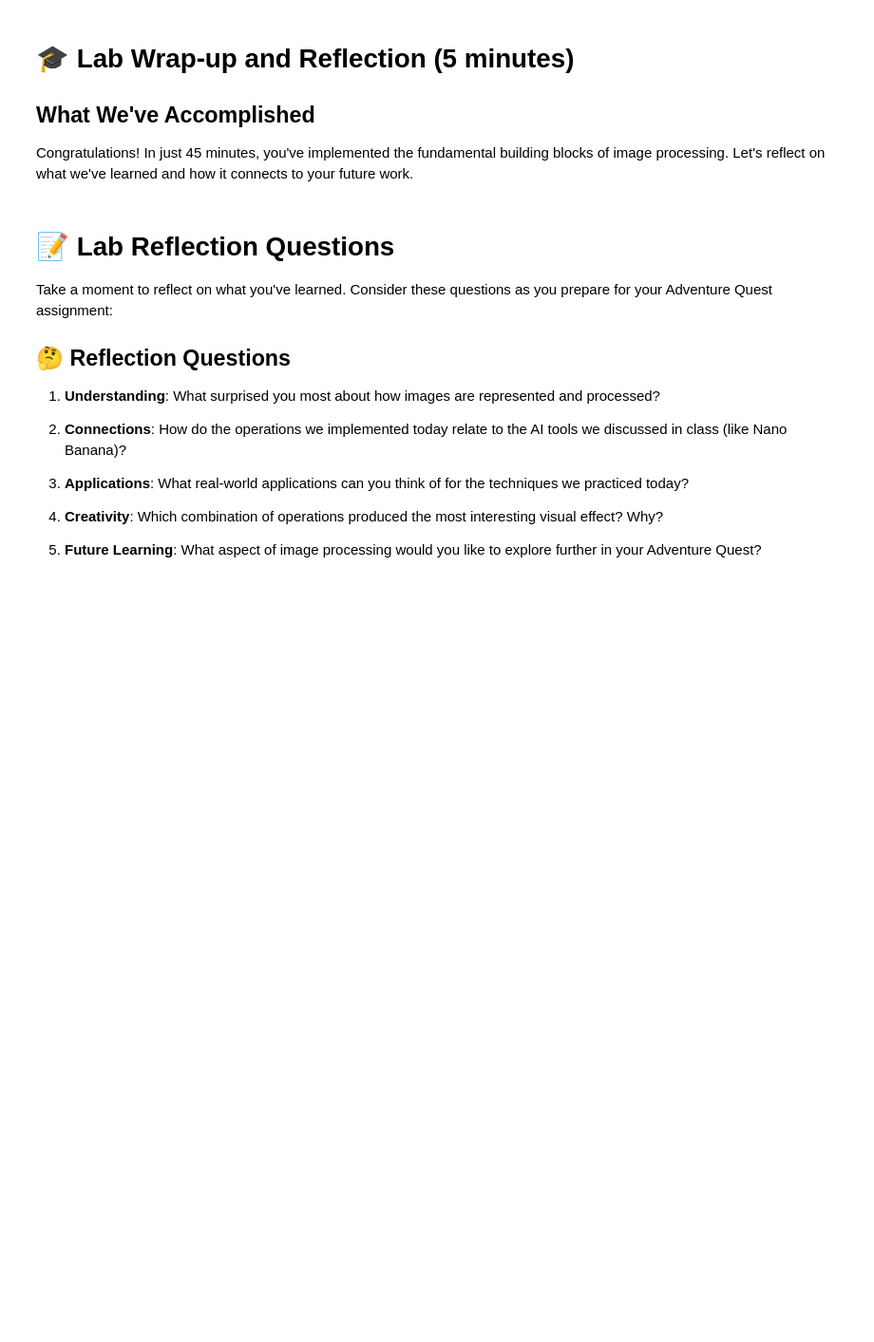
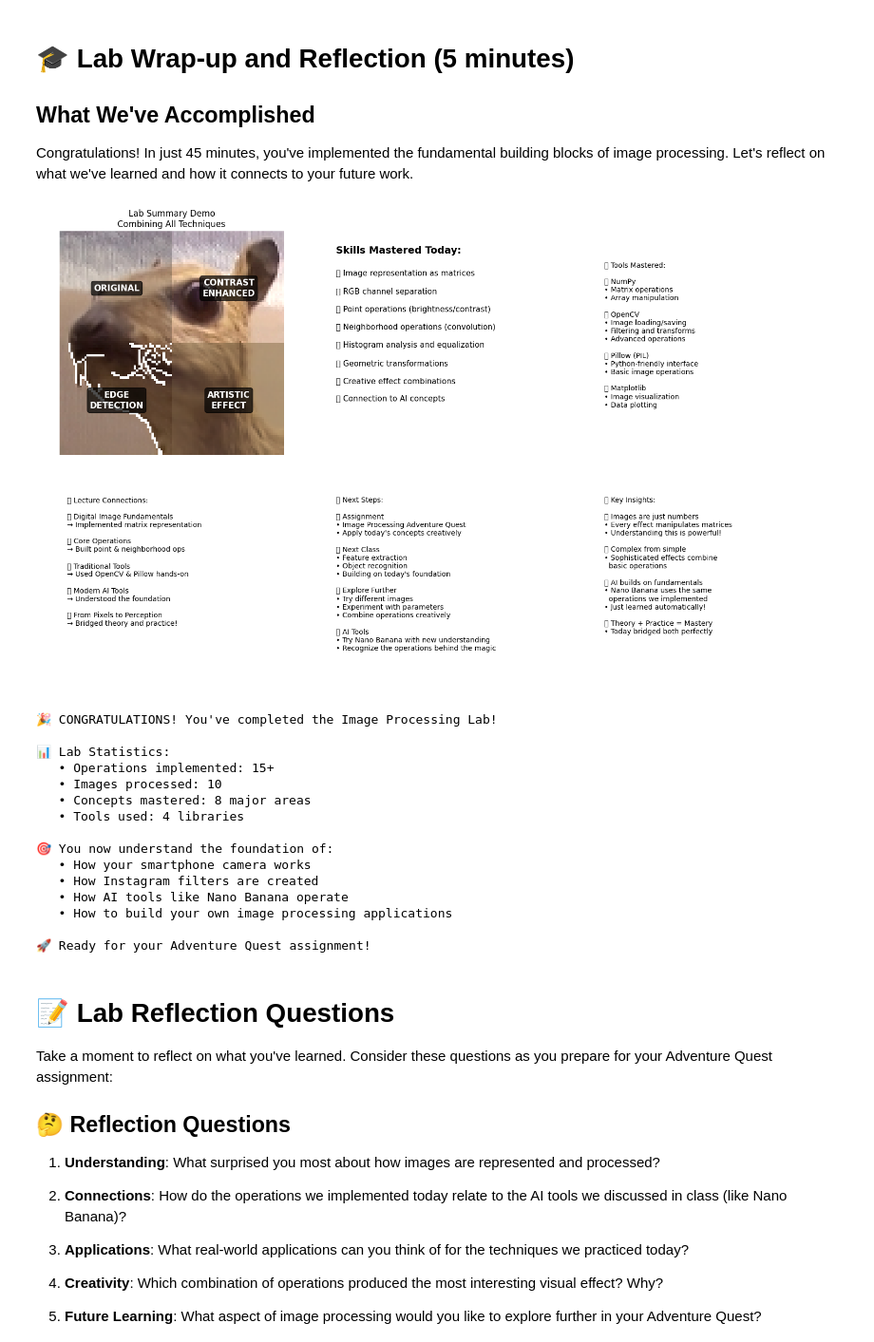
Before and after one commit to rfox7/jupyter-exploration, a Jupyter notebook: L02_Fox_Rich_ITAI1378.ipynb, the cells around one changed output. Shown at 95% size. Drawn from its saved outputs; the diff is of its cells as text; code cells hidden in the pictures; blank space fills up the shorter version.

```diff
--- a/L02_Fox_Rich_ITAI1378.ipynb
+++ b/L02_Fox_Rich_ITAI1378.ipynb
@@ -1149,35 +1194,52 @@ insights = """
 
 🧱 Complex from simple
 • Sophisticated effects combine
   basic operations
 
 🤖 AI builds on fundamentals
 • Nano Banana uses the same
   operations we implemented
 • Just learned automatically!
 
 🎯 Theory + Practice = Mastery
 • Today bridged both perfectly
 """
 plt.text(0.1, 0.9, insights, fontsize=10, va='top',
          transform=plt.gca().transAxes)
 plt.axis('off')
 
 plt.tight_layout()
 plt.show()
 
 print("🎉 CONGRATULATIONS! You've completed the Image Processing Lab!")
 print("\n📊 Lab Statistics:")
 print(f"   • Operations implemented: 15+")
 print(f"   • Images processed: {len([img_rgb, gray_opencv, bright_up, contrast_up, img_blurred, equalized_img, scaled_img, rotated_img, vintage_img, dramatic_img])}")
 print(f"   • Concepts mastered: 8 major areas")
 print(f"   • Tools used: 4 libraries")
-\n🎯 You now understand the foundation of:")
+print("\n🎯 You now understand the foundation of:")
 print("   • How your smartphone camera works")
 print("   • How Instagram filters are created")
 print("   • How AI tools like Nano Banana operate")
 print("   • How to build your own image processing applications")
-\n🚀 Ready for your Adventure Quest assignment!")
+print("\n🚀 Ready for your Adventure Quest assignment!")
+# %% [output]
+[figure, added]
+🎉 CONGRATULATIONS! You've completed the Image Processing Lab!
+
+📊 Lab Statistics:
+   • Operations implemented: 15+
+   • Images processed: 10
+   • Concepts mastered: 8 major areas
+   • Tools used: 4 libraries
+
+🎯 You now understand the foundation of:
+   • How your smartphone camera works
+   • How Instagram filters are created
+   • How AI tools like Nano Banana operate
+   • How to build your own image processing applications
+
+🚀 Ready for your Adventure Quest assignment!
 # %% [markdown]
 # 📝 Lab Reflection Questions
 
```
Also changed, not shown: parts of 12 cells of this notebook.
